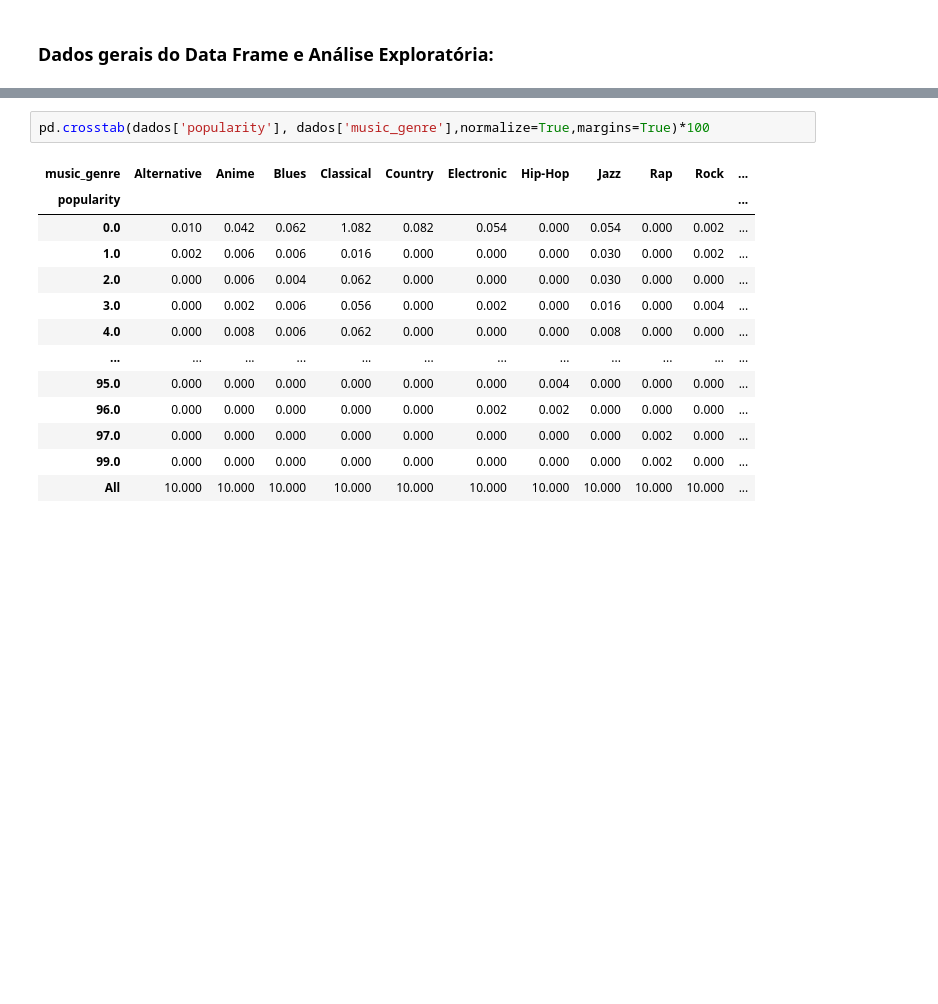
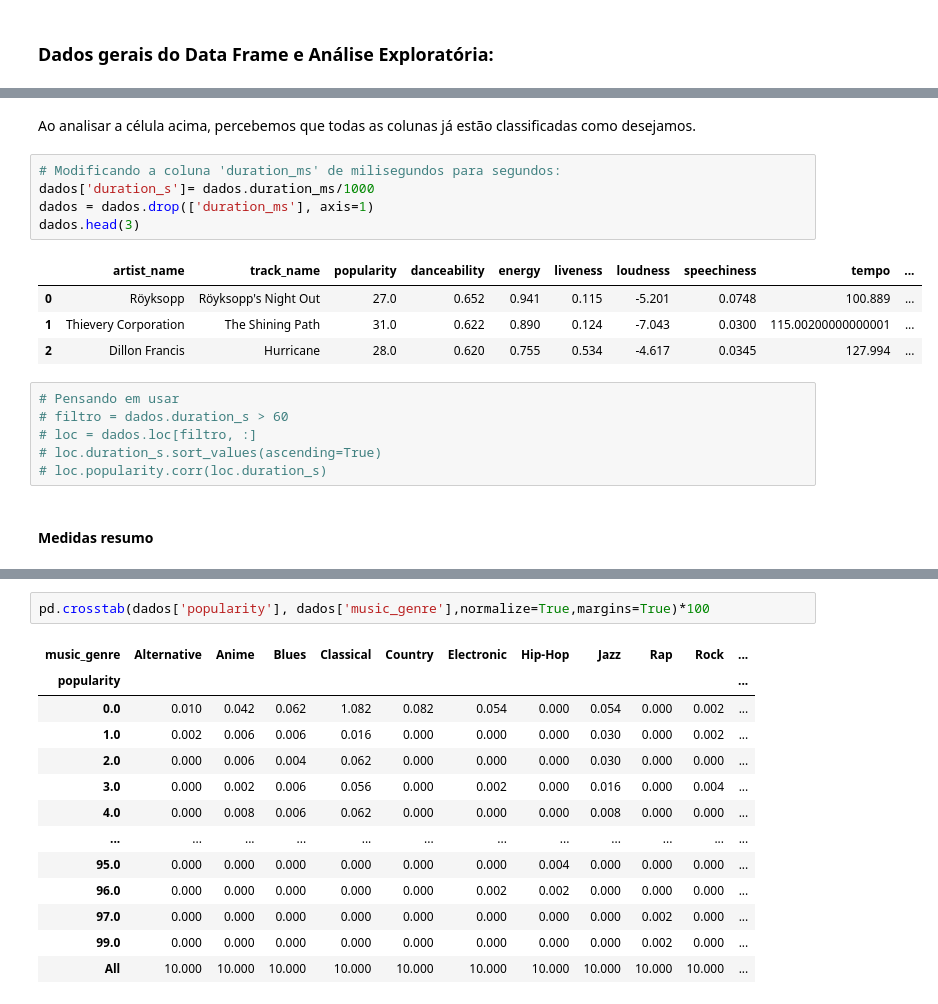
Before and after one commit to juliacfigueiredo/Projeto-2, a Jupyter notebook: Projeto_Final.ipynb, the cells around one changed output, grey strips where cells are left out. Saved outputs shown, nothing was run; the diff lists cells and outputs as text; blank space fills up the shorter version.

```diff
--- a/Projeto_Final.ipynb
+++ b/Projeto_Final.ipynb
@@ -57,3 +62,23 @@ dtype: object
+# %% [markdown]
+Ao analisar a célula acima, percebemos que todas as colunas já estão classificadas como desejamos.
+# %%
+# Modificando a coluna 'duration_ms' de milisegundos para segundos:
+dados['duration_s']= dados.duration_ms/1000
+dados = dados.drop(['duration_ms'], axis=1)
+dados.head(3)
+# %% [output]
+|  | artist_name | track_name | popularity | danceability | energy | liveness | loudness | speechiness | tempo | ... |
+| 0 | Röyksopp | Röyksopp's Night Out | 27.0 | 0.652 | 0.941 | 0.115 | -5.201 | 0.0748 | 100.889 | ... |
+| 1 | Thievery Corporation | The Shining Path | 31.0 | 0.622 | 0.890 | 0.124 | -7.043 | 0.0300 | 115.00200000000001 | ... |
+| 2 | Dillon Francis | Hurricane | 28.0 | 0.620 | 0.755 | 0.534 | -4.617 | 0.0345 | 127.994 | ... |
+# %%
+# Pensando em usar
+# filtro = dados.duration_s > 60
+# loc = dados.loc[filtro, :]
+# loc.duration_s.sort_values(ascending=True)
+# loc.popularity.corr(loc.duration_s)
+# %% [markdown]
+#### Medidas resumo
 # %%
 dados.describe()
 # %% [output]
```
Also changed, not shown: parts of 81 cells of this notebook.
